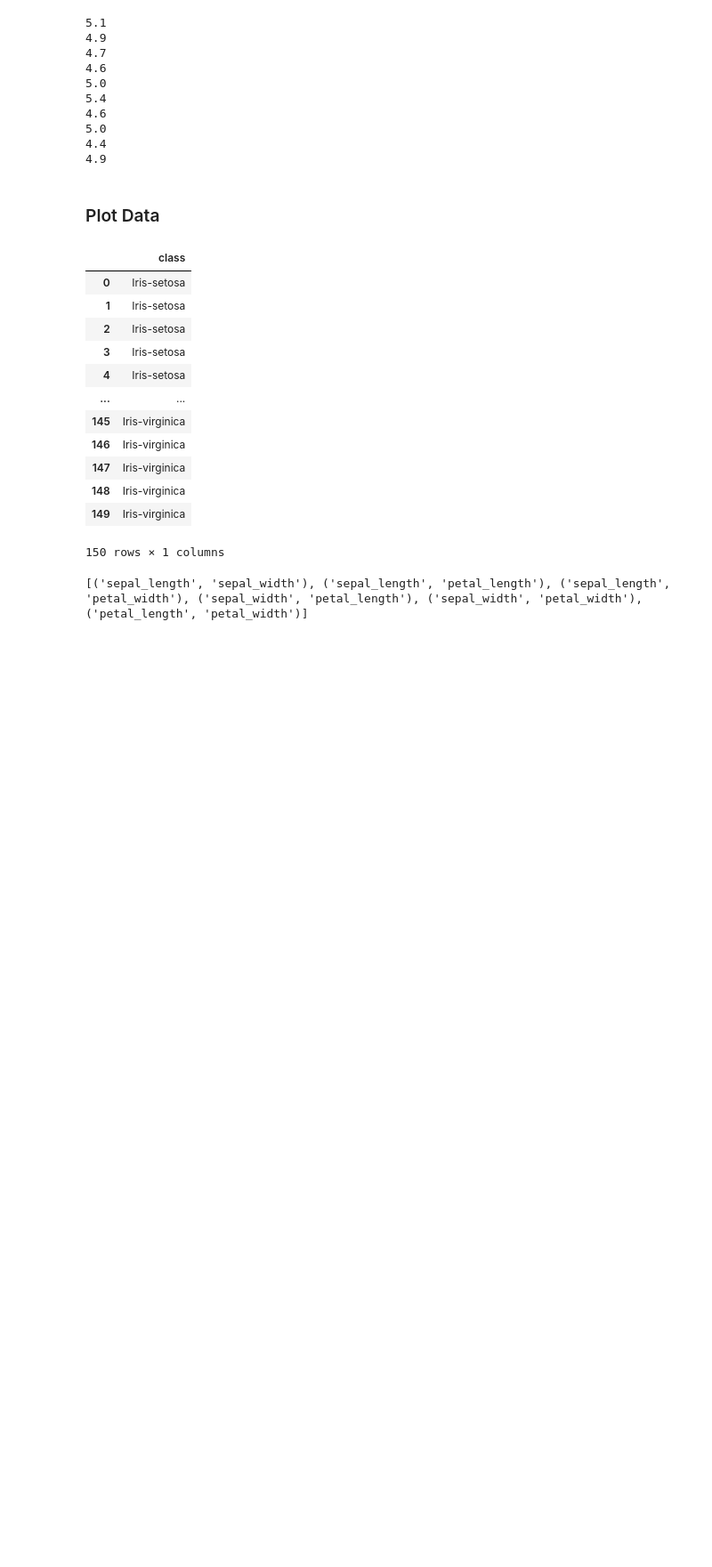
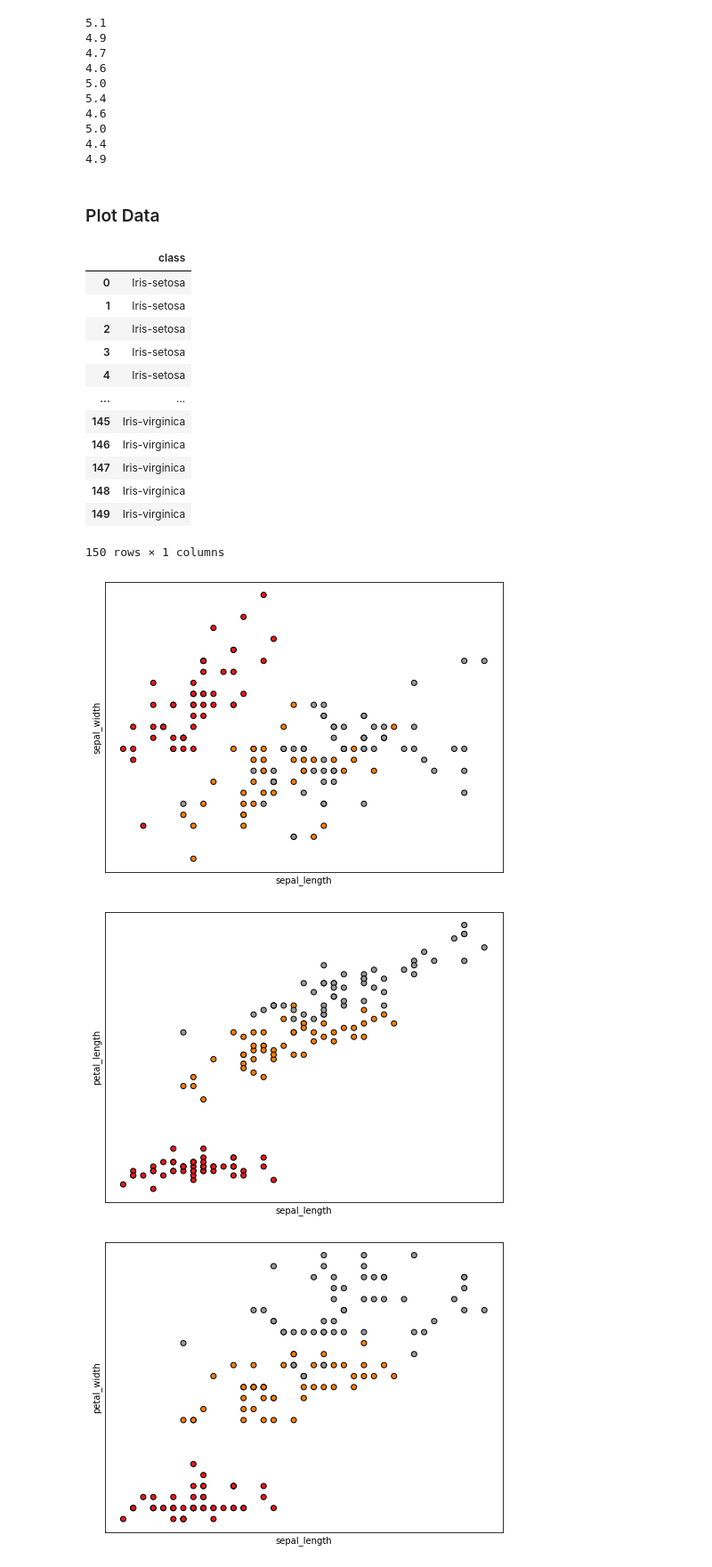
Before and after one commit to chenshi910814/dsi-premium-prep, a Jupyter notebook: src/stats/08_crossval_intuition/simple_crossval_and_ml_intuition.ipynb, the cells around one changed output. Shown at 89% size. Cells and saved outputs as stored; diff of their text form; code cells hidden in the pictures; blank space fills up the shorter version.

```diff
--- a/src/stats/08_crossval_intuition/simple_crossval_and_ml_intuition.ipynb
+++ b/src/stats/08_crossval_intuition/simple_crossval_and_ml_intuition.ipynb
@@ -138,35 +138,44 @@ y = df[['class']]
 # %%
 from sklearn.preprocessing import LabelEncoder
 
-def plot_features(X_df, y_df):
+def plot_features(X_df, y_df, columns):
     le = LabelEncoder()
     y = le.fit_transform(y_df)
 
     # every pair of features
     built_pairs = []
     for col1 in columns[:-1]:
         for col2 in columns[:-1]:
             if col1 != col2 and (col1, col2) not in built_pairs and (col2, col1) not in built_pairs:
                 tup = (col1, col2)
                 built_pairs.append(tup)
 
     for pair in built_pairs:
         x_lab = pair[0]
         y_lab = pair[1]
 
         X = X_df[[x_lab, y_lab]].values
 
         x_min, x_max = X[:, 0].min() - 0.5, X[:, 0].max() + 0.5
         y_min, y_max = X[:, 1].min() - 0.5, X[:, 1].max() + 0.5
 
         # built plot
         plt.figure(2, figsize=(8,6))
         plt.clf()
 
         plt.scatter(X[:, 0], X[:, 1], c=y, cmap=plt.cm.Set1, edgecolor='k')
+        plt.xlabel(x_lab)
+        plt.ylabel(y_lab)
+
+        plt.xticks(())
+        plt.yticks(())
+
+        plt.show()
 
 
 
-plot_features(X, y)
+plot_features(X, y, columns)
 # %% [output]
-[('sepal_length', 'sepal_width'), ('sepal_length', 'petal_length'), ('sepal_length', 'petal_width'), ('sepal_width', 'petal_length'), ('sepal_width', 'petal_width'), ('petal_length', 'petal_width')]
+[figure, added]
+[figure, added]
+[figure, added]
```
Also changed, not shown: parts of 1 cell of this notebook.
